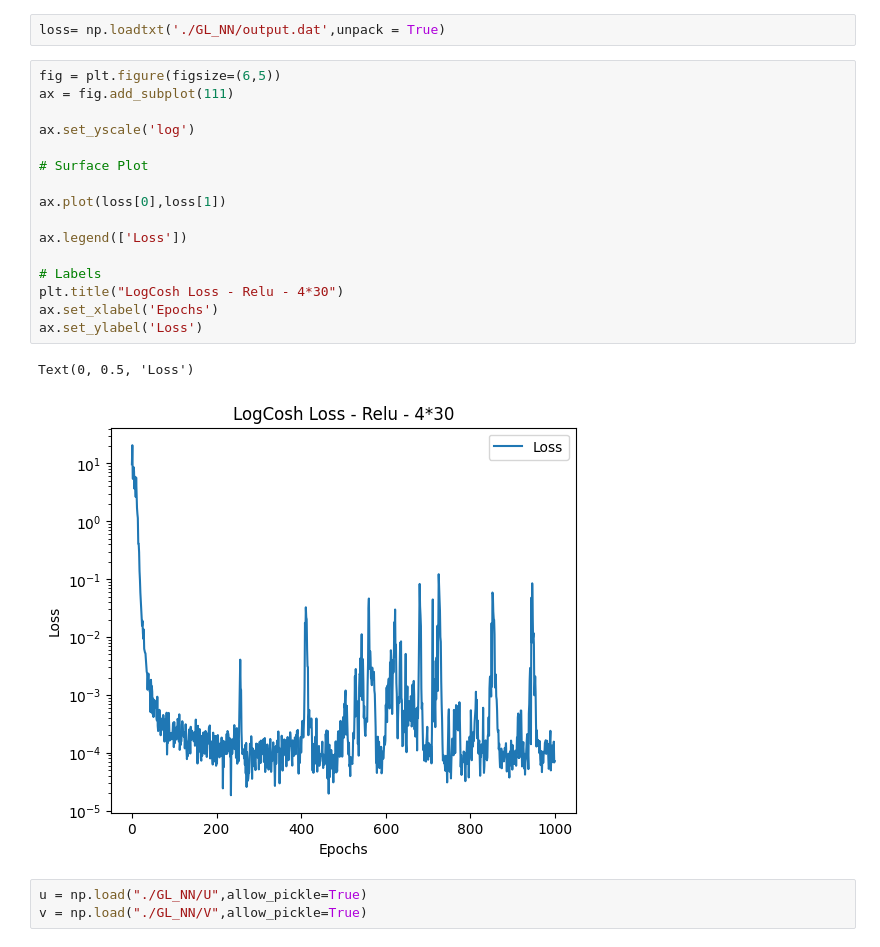
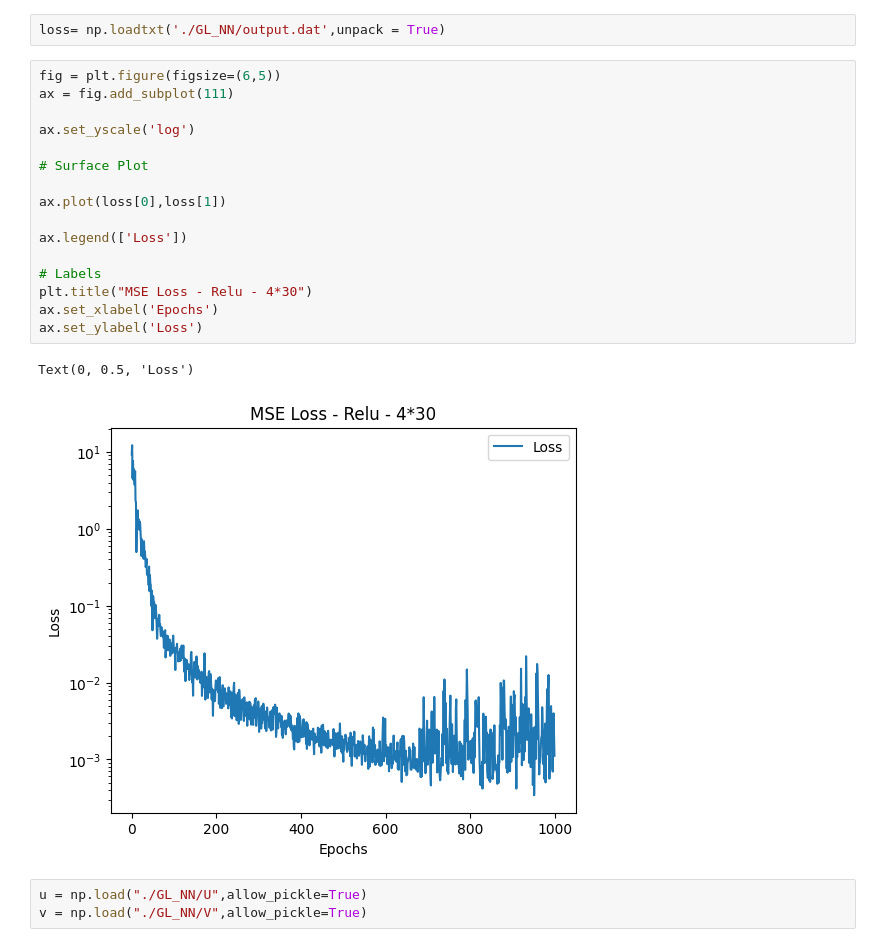
Before and after one commit to Fastaxx/equation-ednn, a Jupyter notebook: ednn_solver/GL_equation/post-process.ipynb, the cells around one changed output. Cells and saved outputs as stored; diff of their text form.

```diff
--- a/ednn_solver/GL_equation/post-process.ipynb
+++ b/ednn_solver/GL_equation/post-process.ipynb
@@ -17,22 +17,22 @@ loss= np.loadtxt('./GL_NN/output.dat',unpack = True)
 # %%
 fig = plt.figure(figsize=(6,5))
 ax = fig.add_subplot(111)
 
 ax.set_yscale('log')
 
 # Surface Plot
 
 ax.plot(loss[0],loss[1])
 
 ax.legend(['Loss'])
 
 # Labels
-plt.title("LogCosh Loss - Relu - 4*30")
+plt.title("MSE Loss - Relu - 4*30")
 ax.set_xlabel('Epochs')
 ax.set_ylabel('Loss')
 # %% [output]
 Text(0, 0.5, 'Loss')
-[figure, old version]
+[figure, new version]
 # %%
 u = np.load("./GL_NN/U",allow_pickle=True)
 v = np.load("./GL_NN/V",allow_pickle=True)
```
Also changed, not shown: parts of 15 cells of this notebook, 3 other files.
